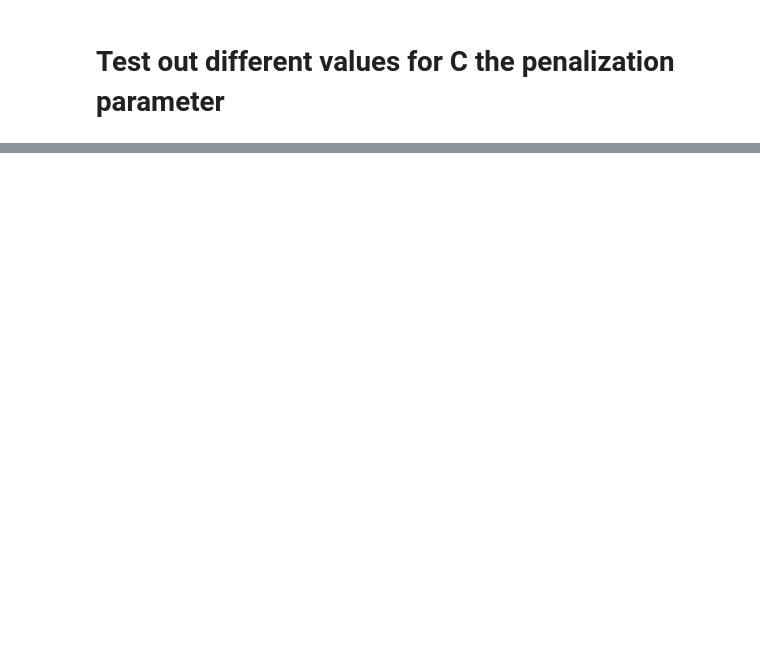
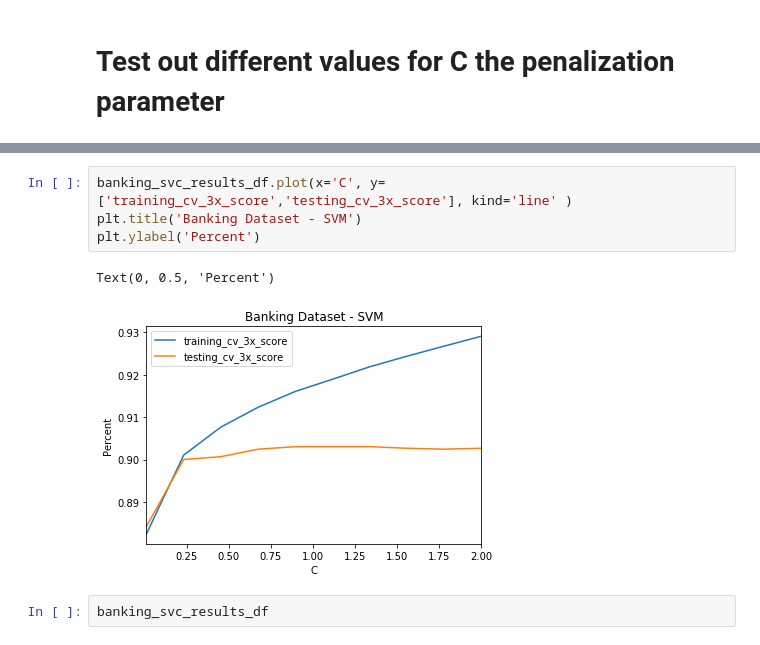
Before and after one commit to jonhilgart22/gatech_machine_learning, a Jupyter notebook: problem set 1/svm.ipynb, the cells around one changed output, grey strips where cells are left out. Drawn from its saved outputs; the diff is of its cells as text; blank space fills up the shorter version.

```diff
--- a/problem set 1/svm.ipynb
+++ b/problem set 1/svm.ipynb
@@ -356,0 +401,9 @@ banking_svc_results_df = plot_tree_versus_training_test_score_for_classifier(X_t
+# %%
+banking_svc_results_df.plot(x='C', y=['training_cv_3x_score','testing_cv_3x_score'], kind='line' )
+plt.title('Banking Dataset - SVM')
+plt.ylabel('Percent')
+# %% [output]
+Text(0, 0.5, 'Percent')
+[figure, added]
+# %%
+banking_svc_results_df
```
Also changed, not shown: parts of 14 cells of this notebook, 2 other files.
